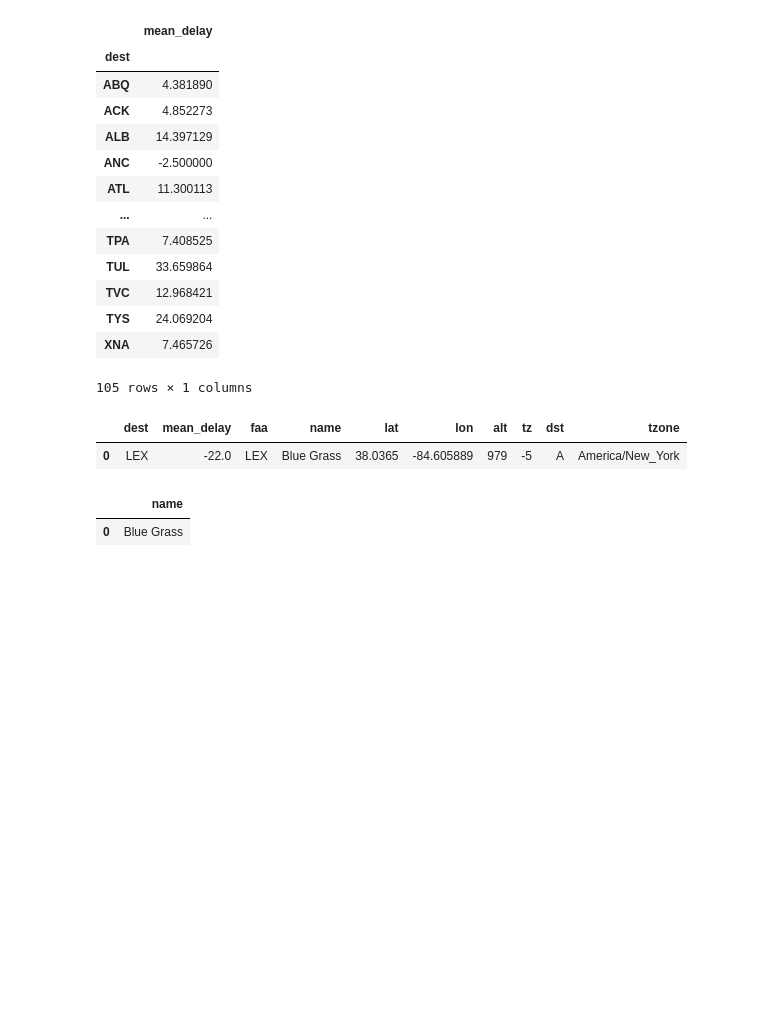
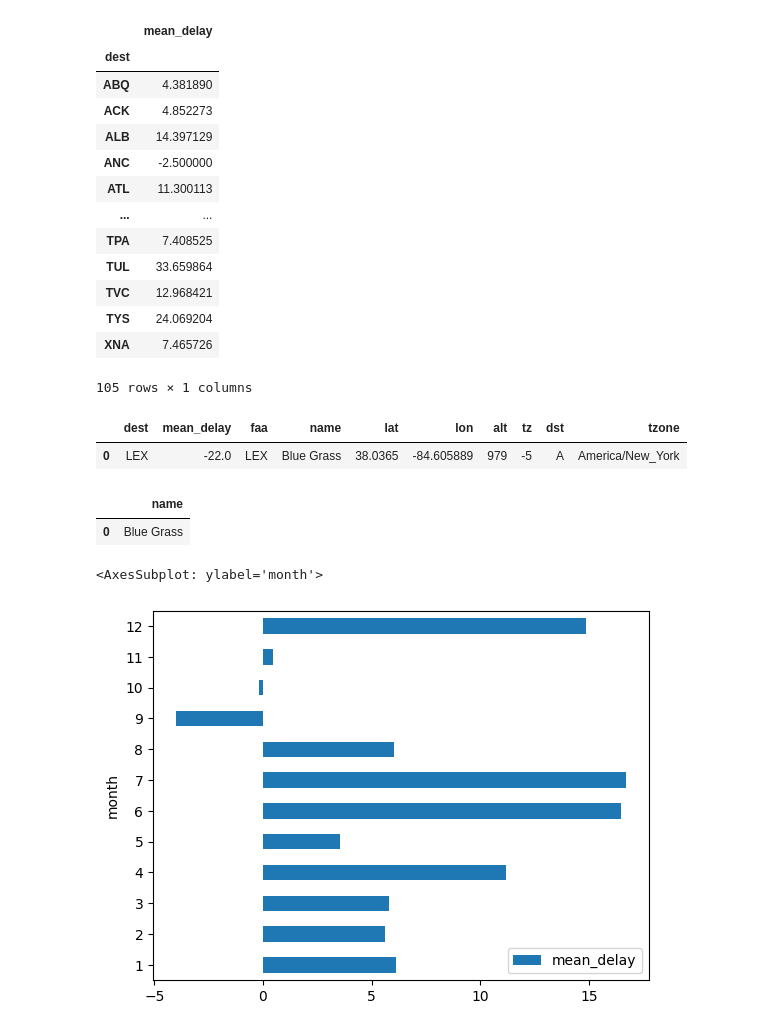
Before and after one commit to KhatiwadaPrajwal056/Data-Science-Training, a Jupyter notebook: kec day 10.ipynb, the cells around one changed output. Cells and saved outputs as stored; diff of their text form; code cells hidden in the pictures; blank space fills up the shorter version.

```diff
--- a/kec day 10.ipynb
+++ b/kec day 10.ipynb
@@ -392,3 +392,8 @@ flights.groupby('dest').agg(mean_delay=('arr_delay', 'mean')).reset_index()\
 # %% [output]
 |  | name |
 | 0 | Blue Grass |
+# %%
+flights.groupby('month').agg(mean_delay=('arr_delay', 'mean')).reset_index().plot(kind='barh', x='month', y='mean_delay')
+# %% [output]
+<AxesSubplot: ylabel='month'>
+[figure, added]
```
Also changed, not shown: parts of 5 cells of this notebook.
